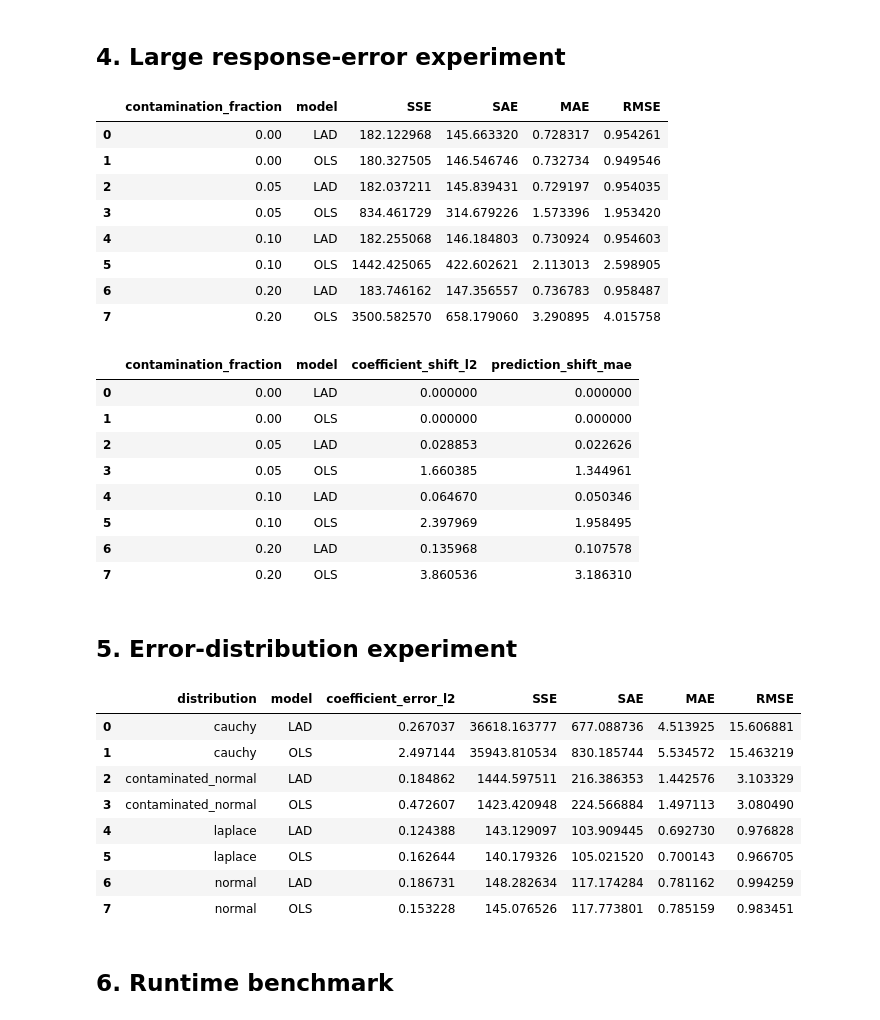
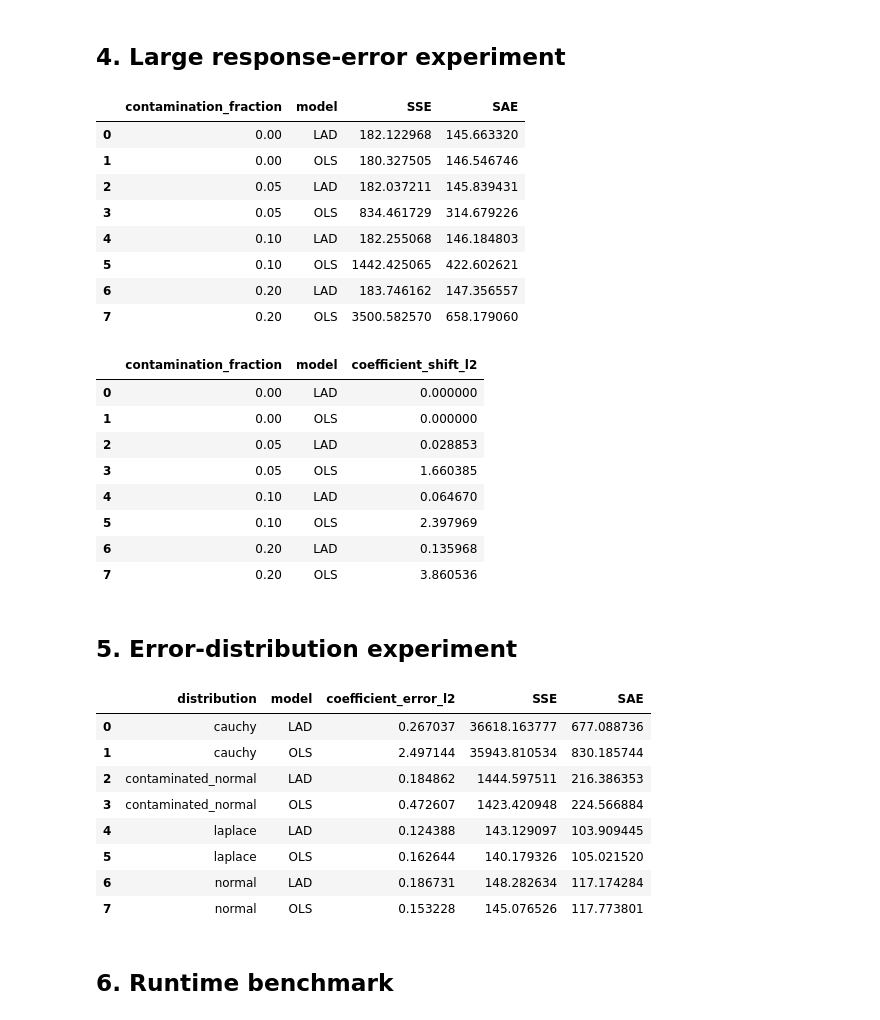
Before and after one commit to n1sarga/Absolute_Deviation_vs_Squarred_Error, a Jupyter notebook: notebooks/absolute_deviation_full_workflow.ipynb, the cells around one changed output. Drawn from its saved outputs; the diff is of its cells as text; code cells hidden in the pictures.

```diff
--- a/notebooks/absolute_deviation_full_workflow.ipynb
+++ b/notebooks/absolute_deviation_full_workflow.ipynb
@@ -111,7 +111,7 @@ contamination_metrics, contamination_changes = run_contamination_experiment()
 
 contamination_summary = (
     contamination_metrics
-    .groupby(["contamination_fraction", "model"], as_index=False)[["SSE", "SAE", "MAE", "RMSE"]]
+    .groupby(["contamination_fraction", "model"], as_index=False)[["SSE", "SAE"]]
     .mean()
 )
 display(contamination_summary)
@@ -119,53 +119,53 @@ display(contamination_summary)
 shift_summary = (
     contamination_changes
     .groupby(["contamination_fraction", "model"], as_index=False)[
-        ["coefficient_shift_l2", "prediction_shift_mae"]
+        ["coefficient_shift_l2"]
     ]
     .mean()
 )
 display(shift_summary)
 # %% [output]
-|  | contamination_fraction | model | SSE | SAE | MAE | RMSE |
-| 0 | 0.00 | LAD | 182.122968 | 145.663320 | 0.728317 | 0.954261 |
-| 1 | 0.00 | OLS | 180.327505 | 146.546746 | 0.732734 | 0.949546 |
-| 2 | 0.05 | LAD | 182.037211 | 145.839431 | 0.729197 | 0.954035 |
-| 3 | 0.05 | OLS | 834.461729 | 314.679226 | 1.573396 | 1.953420 |
-| 4 | 0.10 | LAD | 182.255068 | 146.184803 | 0.730924 | 0.954603 |
-| 5 | 0.10 | OLS | 1442.425065 | 422.602621 | 2.113013 | 2.598905 |
-| 6 | 0.20 | LAD | 183.746162 | 147.356557 | 0.736783 | 0.958487 |
-| 7 | 0.20 | OLS | 3500.582570 | 658.179060 | 3.290895 | 4.015758 |
+|  | contamination_fraction | model | SSE | SAE |
+| 0 | 0.00 | LAD | 182.122968 | 145.663320 |
+| 1 | 0.00 | OLS | 180.327505 | 146.546746 |
+| 2 | 0.05 | LAD | 182.037211 | 145.839431 |
+| 3 | 0.05 | OLS | 834.461729 | 314.679226 |
+| 4 | 0.10 | LAD | 182.255068 | 146.184803 |
+| 5 | 0.10 | OLS | 1442.425065 | 422.602621 |
+| 6 | 0.20 | LAD | 183.746162 | 147.356557 |
+| 7 | 0.20 | OLS | 3500.582570 | 658.179060 |
-|  | contamination_fraction | model | coefficient_shift_l2 | prediction_shift_mae |
-| 0 | 0.00 | LAD | 0.000000 | 0.000000 |
-| 1 | 0.00 | OLS | 0.000000 | 0.000000 |
-| 2 | 0.05 | LAD | 0.028853 | 0.022626 |
-| 3 | 0.05 | OLS | 1.660385 | 1.344961 |
-| 4 | 0.10 | LAD | 0.064670 | 0.050346 |
-| 5 | 0.10 | OLS | 2.397969 | 1.958495 |
-| 6 | 0.20 | LAD | 0.135968 | 0.107578 |
-| 7 | 0.20 | OLS | 3.860536 | 3.186310 |
+|  | contamination_fraction | model | coefficient_shift_l2 |
+| 0 | 0.00 | LAD | 0.000000 |
+| 1 | 0.00 | OLS | 0.000000 |
+| 2 | 0.05 | LAD | 0.028853 |
+| 3 | 0.05 | OLS | 1.660385 |
+| 4 | 0.10 | LAD | 0.064670 |
+| 5 | 0.10 | OLS | 2.397969 |
+| 6 | 0.20 | LAD | 0.135968 |
+| 7 | 0.20 | OLS | 3.860536 |
 # %% [markdown]
 ## 5. Error-distribution experiment
 # %%
 distribution_results = run_error_distribution_experiment()
 
 distribution_summary = (
     distribution_results
     .groupby(["distribution", "model"], as_index=False)[
-        ["coefficient_error_l2", "SSE", "SAE", "MAE", "RMSE"]
+        ["coefficient_error_l2", "SSE", "SAE"]
     ]
     .median()
 )
 display(distribution_summary)
 # %% [output]
-|  | distribution | model | coefficient_error_l2 | SSE | SAE | MAE | RMSE |
-| 0 | cauchy | LAD | 0.267037 | 36618.163777 | 677.088736 | 4.513925 | 15.606881 |
-| 1 | cauchy | OLS | 2.497144 | 35943.810534 | 830.185744 | 5.534572 | 15.463219 |
-| 2 | contaminated_normal | LAD | 0.184862 | 1444.597511 | 216.386353 | 1.442576 | 3.103329 |
-| 3 | contaminated_normal | OLS | 0.472607 | 1423.420948 | 224.566884 | 1.497113 | 3.080490 |
-| 4 | laplace | LAD | 0.124388 | 143.129097 | 103.909445 | 0.692730 | 0.976828 |
-| 5 | laplace | OLS | 0.162644 | 140.179326 | 105.021520 | 0.700143 | 0.966705 |
-| 6 | normal | LAD | 0.186731 | 148.282634 | 117.174284 | 0.781162 | 0.994259 |
-| 7 | normal | OLS | 0.153228 | 145.076526 | 117.773801 | 0.785159 | 0.983451 |
+|  | distribution | model | coefficient_error_l2 | SSE | SAE |
+| 0 | cauchy | LAD | 0.267037 | 36618.163777 | 677.088736 |
+| 1 | cauchy | OLS | 2.497144 | 35943.810534 | 830.185744 |
+| 2 | contaminated_normal | LAD | 0.184862 | 1444.597511 | 216.386353 |
+| 3 | contaminated_normal | OLS | 0.472607 | 1423.420948 | 224.566884 |
+| 4 | laplace | LAD | 0.124388 | 143.129097 | 103.909445 |
+| 5 | laplace | OLS | 0.162644 | 140.179326 | 105.021520 |
+| 6 | normal | LAD | 0.186731 | 148.282634 | 117.174284 |
+| 7 | normal | OLS | 0.153228 | 145.076526 | 117.773801 |
 # %% [markdown]
 ## 6. Runtime benchmark
 # %%
```
Also changed, not shown: parts of 5 cells of this notebook, 12 other files.
